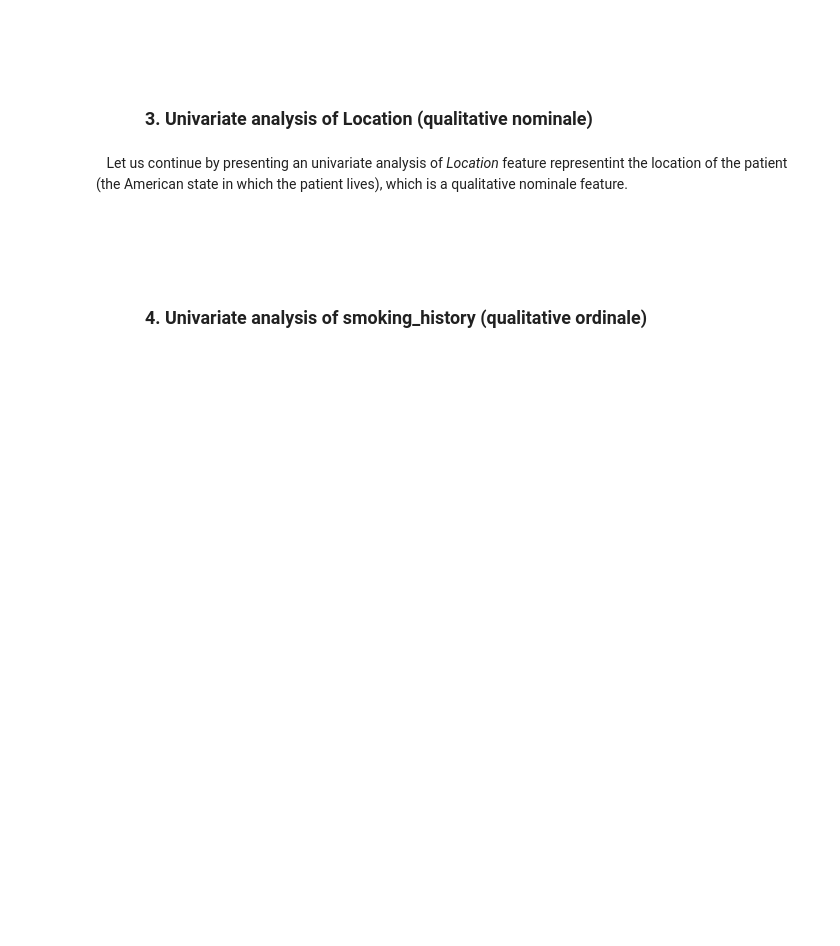
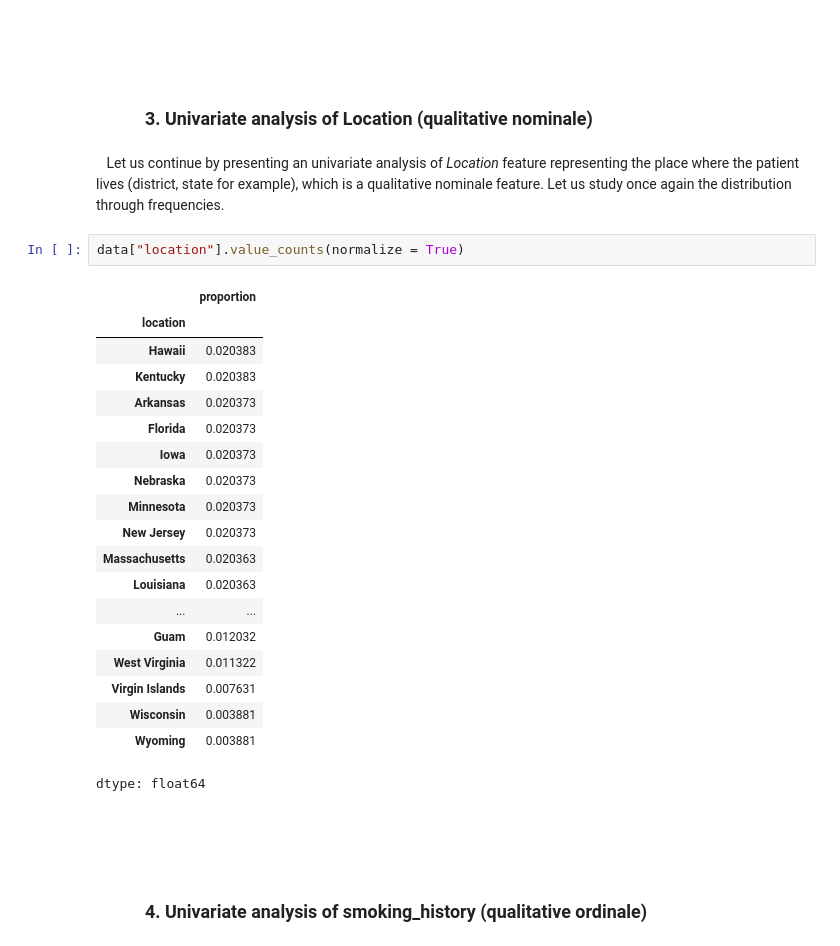
Before and after one commit to RefaelAharouni/Project_Machine_Learning_Refael_Venkatsai_Norbert_William, a Jupyter notebook: Project_Machine_Learning_Refael_Venkatsai_Norbert_William.ipynb, the cells around one changed output. Drawn from its saved outputs; the diff is of its cells as text; blank space fills up the shorter version.

```diff
--- a/Project_Machine_Learning_Refael_Venkatsai_Norbert_William.ipynb
+++ b/Project_Machine_Learning_Refael_Venkatsai_Norbert_William.ipynb
@@ -423,7 +439,29 @@ plt.show()
 # %% [markdown]
 ### &nbsp;&nbsp;&nbsp;&nbsp;&nbsp;&nbsp;&nbsp;&nbsp;&nbsp;&nbsp;&nbsp;**3. Univariate analysis of Location (qualitative nominale)**
 # %% [markdown]
-&nbsp;&nbsp;&nbsp;Let us continue by presenting an univariate analysis of *Location* feature representint the location of the patient (the American state in which the patient lives), which is a qualitative nominale feature.
+&nbsp;&nbsp;&nbsp;Let us continue by presenting an univariate analysis of *Location* feature representing the place where the patient lives (district, state for example), which is a qualitative nominale feature. Let us study once again the distribution through frequencies.
+# %%
+data["location"].value_counts(normalize = True)
+# %% [output]
+|  | proportion |
+| location |  |
+| Hawaii | 0.020383 |
+| Kentucky | 0.020383 |
+| Arkansas | 0.020373 |
+| Florida | 0.020373 |
+| Iowa | 0.020373 |
+| Nebraska | 0.020373 |
+| Minnesota | 0.020373 |
+| New Jersey | 0.020373 |
+| Massachusetts | 0.020363 |
+| Louisiana | 0.020363 |
+| ... | ... |
+| Guam | 0.012032 |
+| West Virginia | 0.011322 |
+| Virgin Islands | 0.007631 |
+| Wisconsin | 0.003881 |
+| Wyoming | 0.003881 |
+dtype: float64
 # %% [markdown]
 <br><br>
 # %% [markdown]
```
Also changed, not shown: parts of 84 cells of this notebook.
